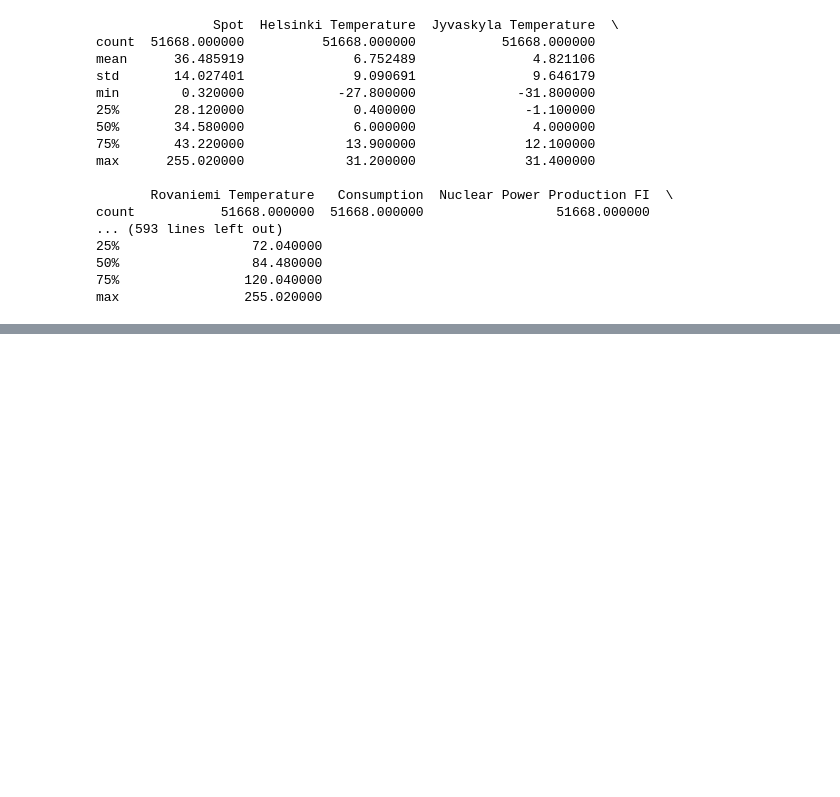
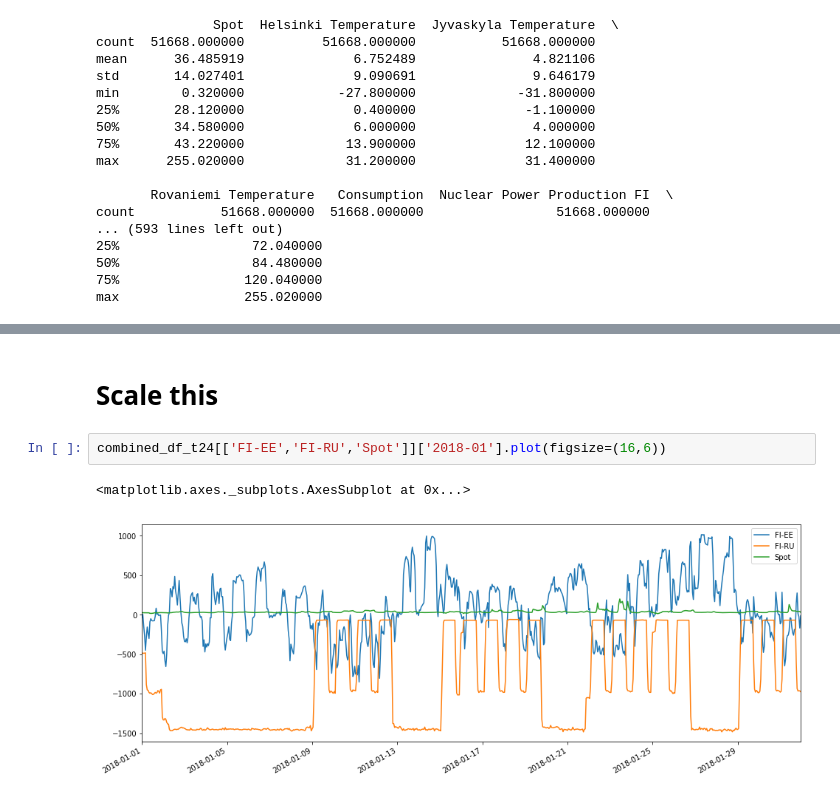
Before and after one commit to Cadax/nordpool-spot-price, a Jupyter notebook: notebooks/Feature_Engineering.ipynb, the cells around one changed output, grey strips where cells are left out. Cells and saved outputs as stored; diff of their text form; blank space fills up the shorter version.

```diff
--- a/notebooks/Feature_Engineering.ipynb
+++ b/notebooks/Feature_Engineering.ipynb
@@ -248,0 +561,7 @@ NameError: name 'cols' is not defined
+# %% [markdown]
+# Scale this
+# %%
+combined_df_t24[['FI-EE','FI-RU','Spot']]['2018-01'].plot(figsize=(16,6))
+# %% [output]
+<matplotlib.axes._subplots.AxesSubplot at 0x...>
+[figure, added]
```
Also changed, not shown: parts of 62 cells of this notebook, 6 other files.
